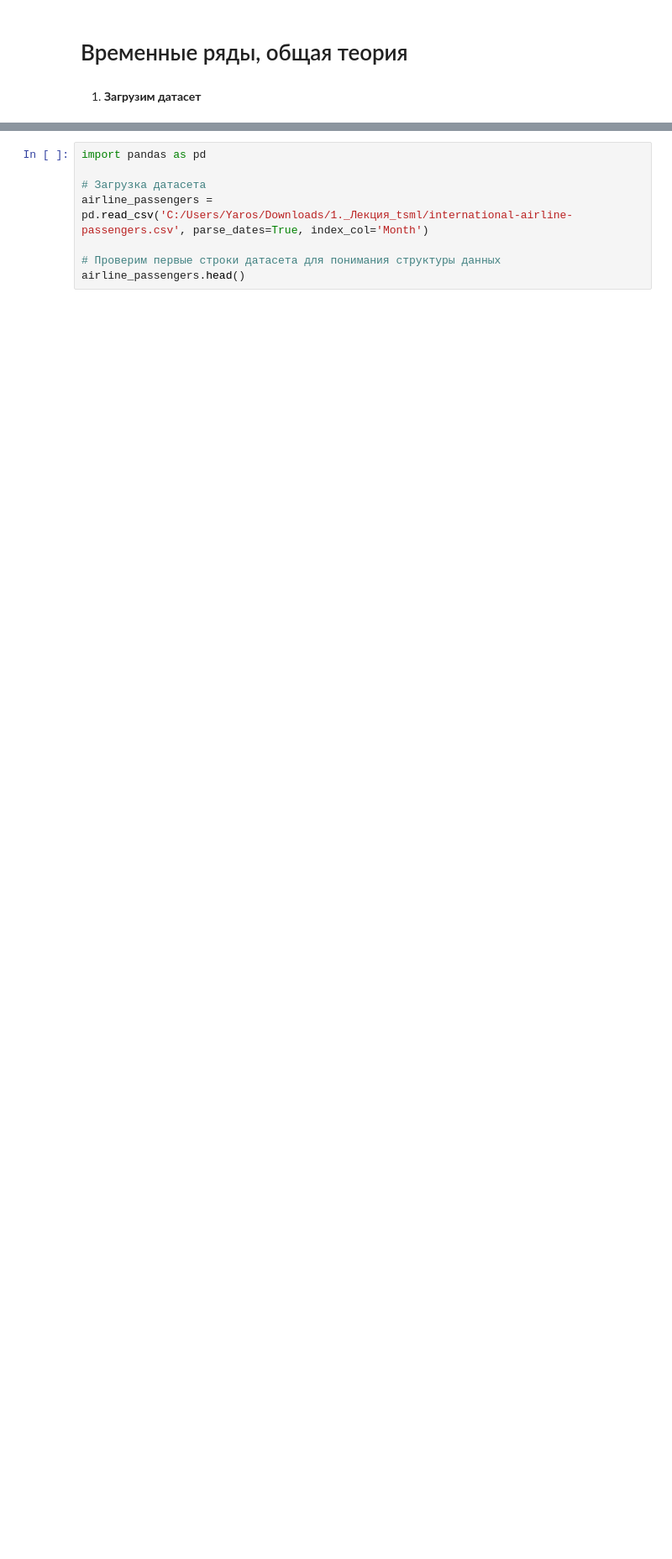
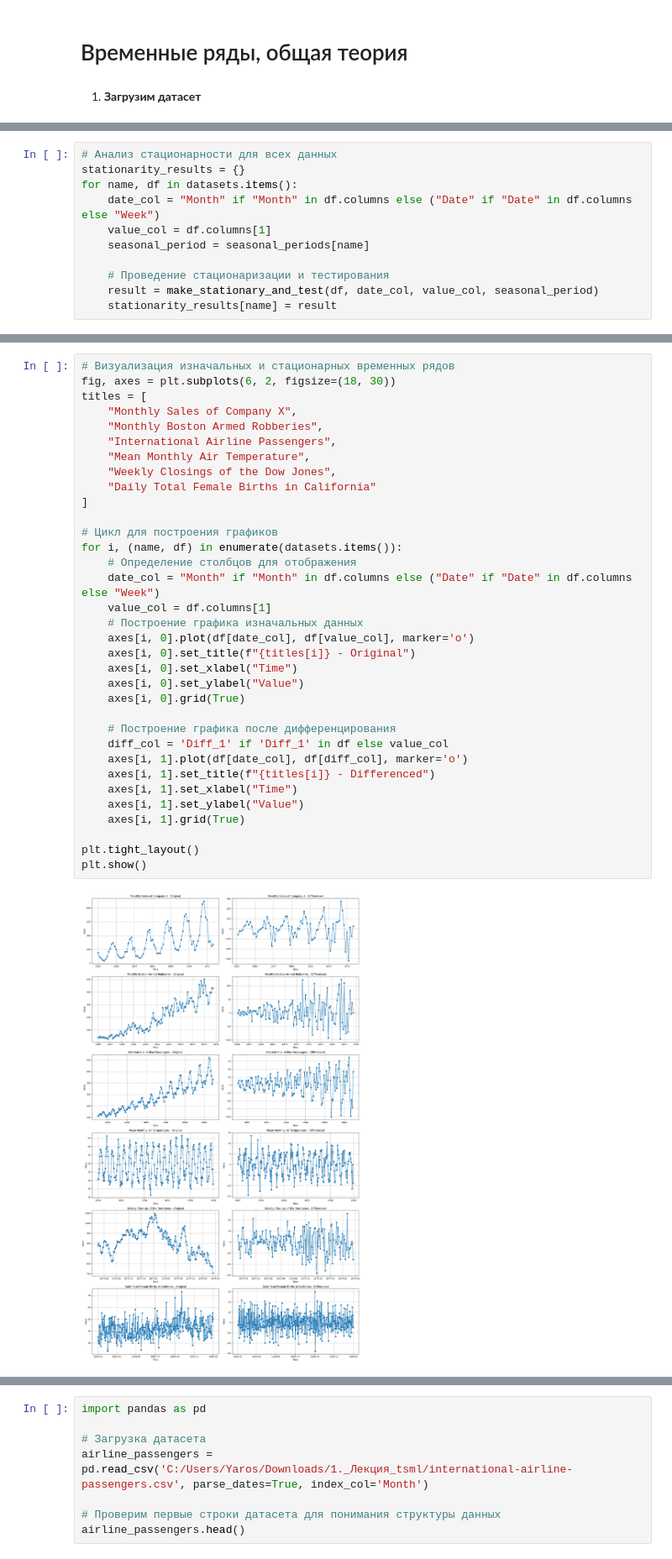
Before and after one commit to Yaroslavk93/Data-science, a Jupyter notebook: ML_learning/Time_Series_Decomposition_Airline_Passengers.ipynb, the cells around one changed output, grey strips where cells are left out. Shown at 84% size. Cells and saved outputs as stored; diff of their text form; blank space fills up the shorter version.

Commit message:
Time series, general theory

```diff
--- a/ML_learning/Time_Series_Decomposition_Airline_Passengers.ipynb
+++ b/ML_learning/Time_Series_Decomposition_Airline_Passengers.ipynb
@@ -4,0 +99,11 @@
+# %%
+# Анализ стационарности для всех данных
+stationarity_results = {}
+for name, df in datasets.items():
+    date_col = "Month" if "Month" in df.columns else ("Date" if "Date" in df.columns else "Week")
+    value_col = df.columns[1]
+    seasonal_period = seasonal_periods[name]
+
+    # Проведение стационаризации и тестирования
+    result = make_stationary_and_test(df, date_col, value_col, seasonal_period)
+    stationarity_results[name] = result
@@ -4,0 +112,36 @@
+# %%
+# Визуализация изначальных и стационарных временных рядов
+fig, axes = plt.subplots(6, 2, figsize=(18, 30))
+titles = [
+    "Monthly Sales of Company X",
+    "Monthly Boston Armed Robberies",
+    "International Airline Passengers",
+    "Mean Monthly Air Temperature",
+    "Weekly Closings of the Dow Jones",
+    "Daily Total Female Births in California"
+]
+
+# Цикл для построения графиков
+for i, (name, df) in enumerate(datasets.items()):
+    # Определение столбцов для отображения
+    date_col = "Month" if "Month" in df.columns else ("Date" if "Date" in df.columns else "Week")
+    value_col = df.columns[1]
+    # Построение графика изначальных данных
+    axes[i, 0].plot(df[date_col], df[value_col], marker='o')
+    axes[i, 0].set_title(f"{titles[i]} - Original")
+    axes[i, 0].set_xlabel("Time")
+    axes[i, 0].set_ylabel("Value")
+    axes[i, 0].grid(True)
+
+    # Построение графика после дифференцирования
+    diff_col = 'Diff_1' if 'Diff_1' in df else value_col
+    axes[i, 1].plot(df[date_col], df[diff_col], marker='o')
+    axes[i, 1].set_title(f"{titles[i]} - Differenced")
+    axes[i, 1].set_xlabel("Time")
+    axes[i, 1].set_ylabel("Value")
+    axes[i, 1].grid(True)
+
+plt.tight_layout()
+plt.show()
+# %% [output]
+[figure, added]
```
Also changed, not shown: parts of 11 cells of this notebook.
